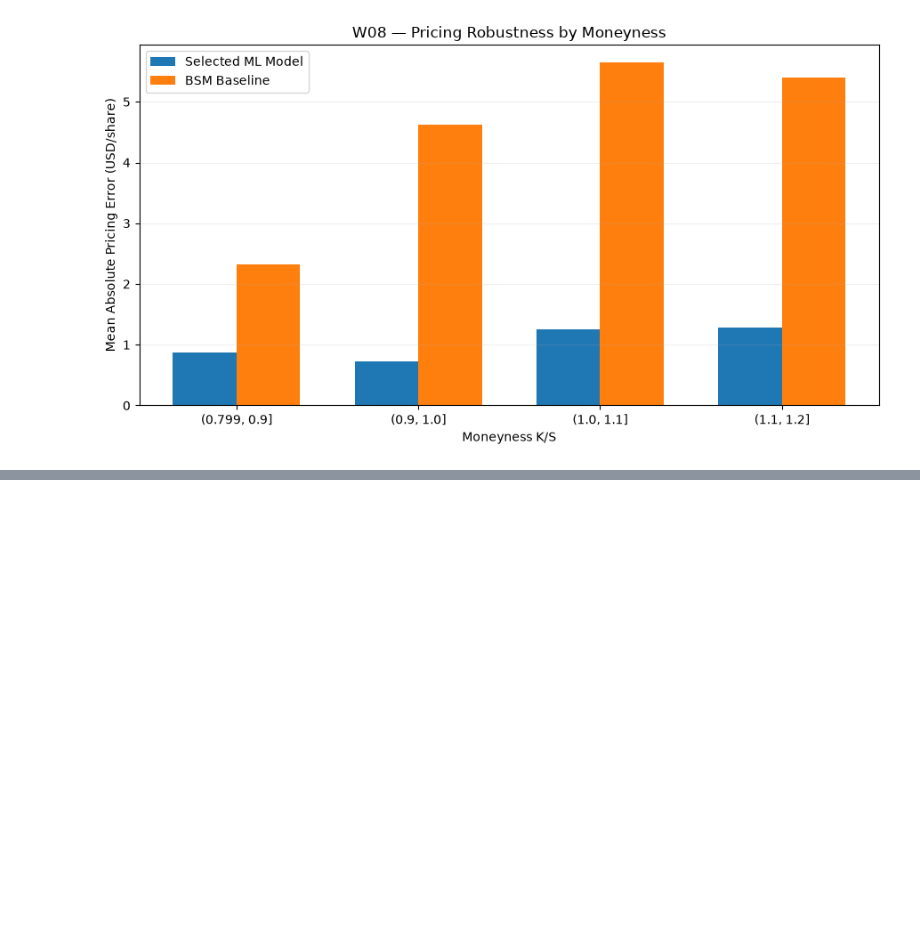
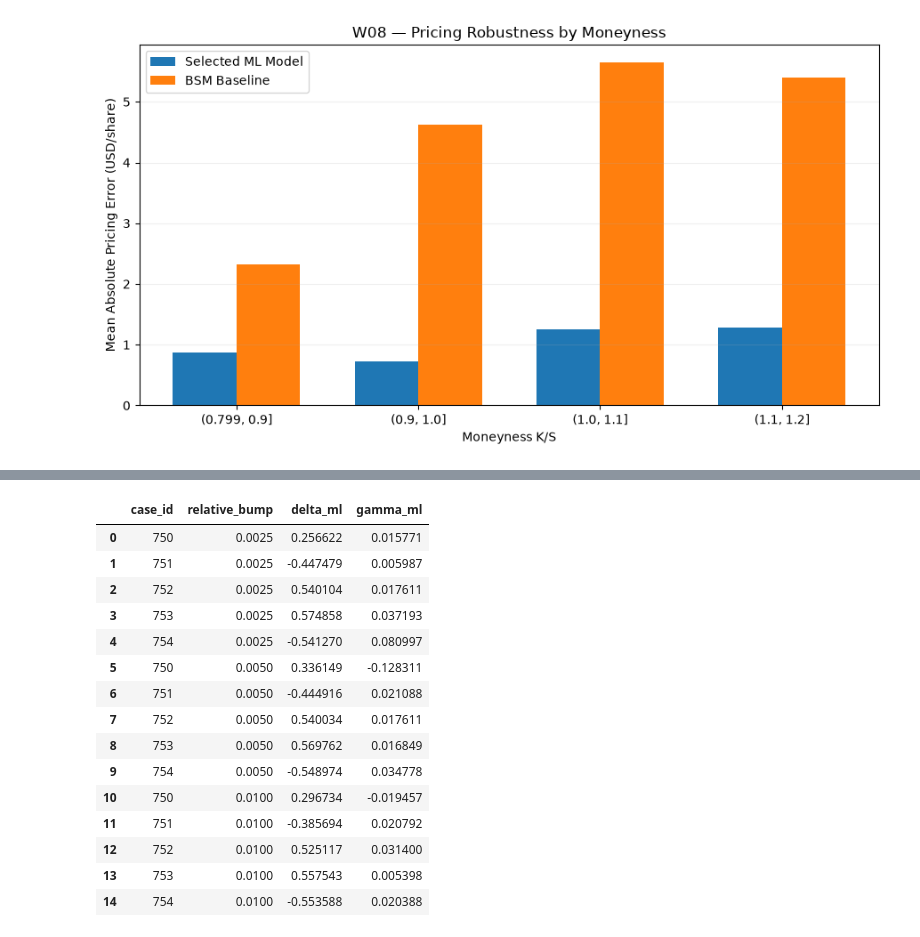
Before and after one commit to Siennc232/Deliverables-Documentation-for-Intern, a Jupyter notebook: Chooser_Option_Research/03_Code/W08_Heston_Pricing_Robustness.ipynb, the cells around one changed output, grey strips where cells are left out. Cells and saved outputs as stored; diff of their text form; code cells hidden in the pictures; blank space fills up the shorter version.

```diff
--- a/Chooser_Option_Research/03_Code/W08_Heston_Pricing_Robustness.ipynb
+++ b/Chooser_Option_Research/03_Code/W08_Heston_Pricing_Robustness.ipynb
@@ -239,0 +291,64 @@ Observed speed ratio: 5.5x
+# %%
+from scipy.stats import norm
+
+# Vectorized BSM helper: one-dimensional arrays are supported
+def bs_value(S, K, T, r, q, sigma, kind):
+    d1 = (np.log(S/K) + (r-q+0.5*sigma**2)*T) / (sigma*np.sqrt(T))
+    d2 = d1 - sigma*np.sqrt(T)
+    if kind == "call":
+        return S*np.exp(-q*T)*norm.cdf(d1)-K*np.exp(-r*T)*norm.cdf(d2)
+    return K*np.exp(-r*T)*norm.cdf(-d2)-S*np.exp(-q*T)*norm.cdf(-d1)
+
+def reprice_bsm_for_spot(frame):
+    S, K = frame["S"].to_numpy(), frame["K"].to_numpy()
+    T1, T2 = frame["T1"].to_numpy(), frame["T2"].to_numpy()
+    r1, r2 = frame["r1"].to_numpy(), frame["r2"].to_numpy()
+    q, sigma = frame["q"].to_numpy(), np.sqrt(frame["v0"].to_numpy())
+    gap = T2-T1
+    f = (r2*T2-r1*T1)/gap
+    return (
+        bs_value(S,K,T2,r2,q,sigma,"call")
+        + bs_value(S*np.exp(-q*gap),K*np.exp(-f*gap),T1,r1,q,sigma,"put")
+    )
+
+def predict_with_spot_bump(frame, relative_bump):
+    changed = frame.copy()
+    changed["S"] = changed["S"]*(1+relative_bump)
+    changed["moneyness"] = changed["K"]/changed["S"]  # Strike stays fixed!
+    changed["bsm_price"] = reprice_bsm_for_spot(changed)
+    return predict_price(changed)
+
+greek_sample = dataset.loc[dataset["split"] == "test"].iloc[:5].copy()
+base = predict_price(greek_sample)
+report = []
+for relative_h in [0.0025, 0.005, 0.01]:
+    h = greek_sample["S"].to_numpy()*relative_h
+    plus = predict_with_spot_bump(greek_sample, relative_h)
+    minus = predict_with_spot_bump(greek_sample, -relative_h)
+    delta_ml = (plus-minus)/(2*h)
+    gamma_ml = (plus-2*base+minus)/(h*h)
+    for i, cid in enumerate(greek_sample["case_id"]):
+        report.append({
+            "case_id": int(cid), "relative_bump": relative_h,
+            "delta_ml": delta_ml[i], "gamma_ml": gamma_ml[i]
+        })
+
+greeks_df = pd.DataFrame(report)
+display(greeks_df.round(6))
+# %% [output]
+|  | case_id | relative_bump | delta_ml | gamma_ml |
+| 0 | 750 | 0.0025 | 0.256622 | 0.015771 |
+| 1 | 751 | 0.0025 | -0.447479 | 0.005987 |
+| 2 | 752 | 0.0025 | 0.540104 | 0.017611 |
+| 3 | 753 | 0.0025 | 0.574858 | 0.037193 |
+| 4 | 754 | 0.0025 | -0.541270 | 0.080997 |
+| 5 | 750 | 0.0050 | 0.336149 | -0.128311 |
+| 6 | 751 | 0.0050 | -0.444916 | 0.021088 |
+| 7 | 752 | 0.0050 | 0.540034 | 0.017611 |
+| 8 | 753 | 0.0050 | 0.569762 | 0.016849 |
+| 9 | 754 | 0.0050 | -0.548974 | 0.034778 |
+| 10 | 750 | 0.0100 | 0.296734 | -0.019457 |
+| 11 | 751 | 0.0100 | -0.385694 | 0.020792 |
+| 12 | 752 | 0.0100 | 0.525117 | 0.031400 |
+| 13 | 753 | 0.0100 | 0.557543 | 0.005398 |
+| 14 | 754 | 0.0100 | -0.553588 | 0.020388 |
```
Also changed, not shown: parts of 3 cells of this notebook, 6 other files.
